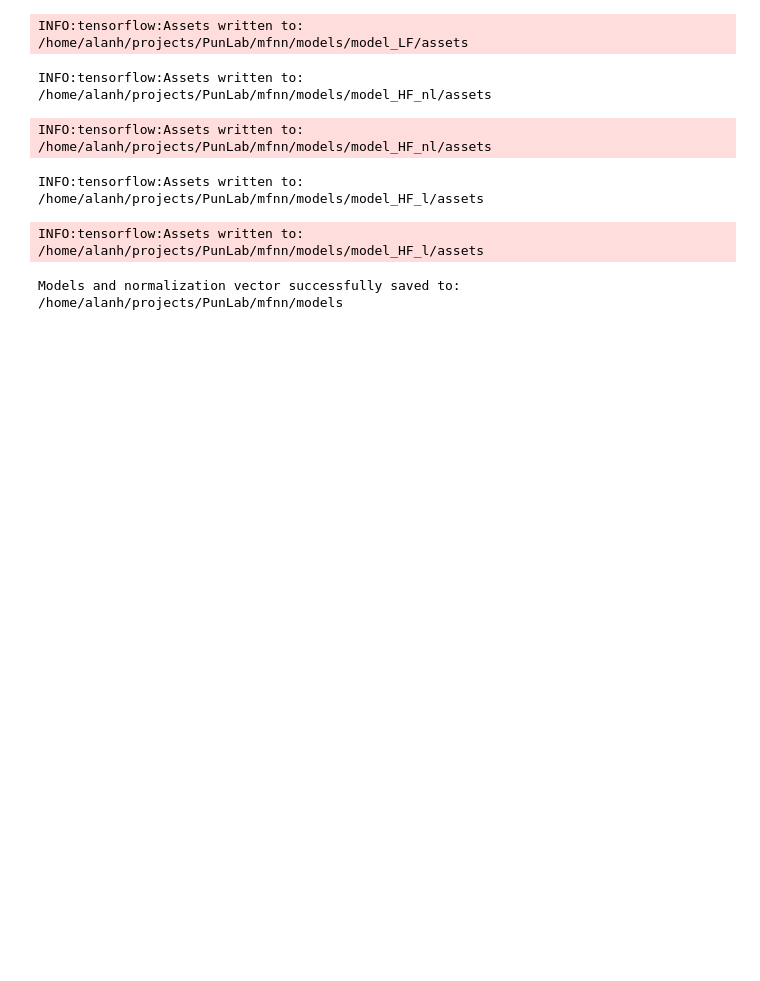
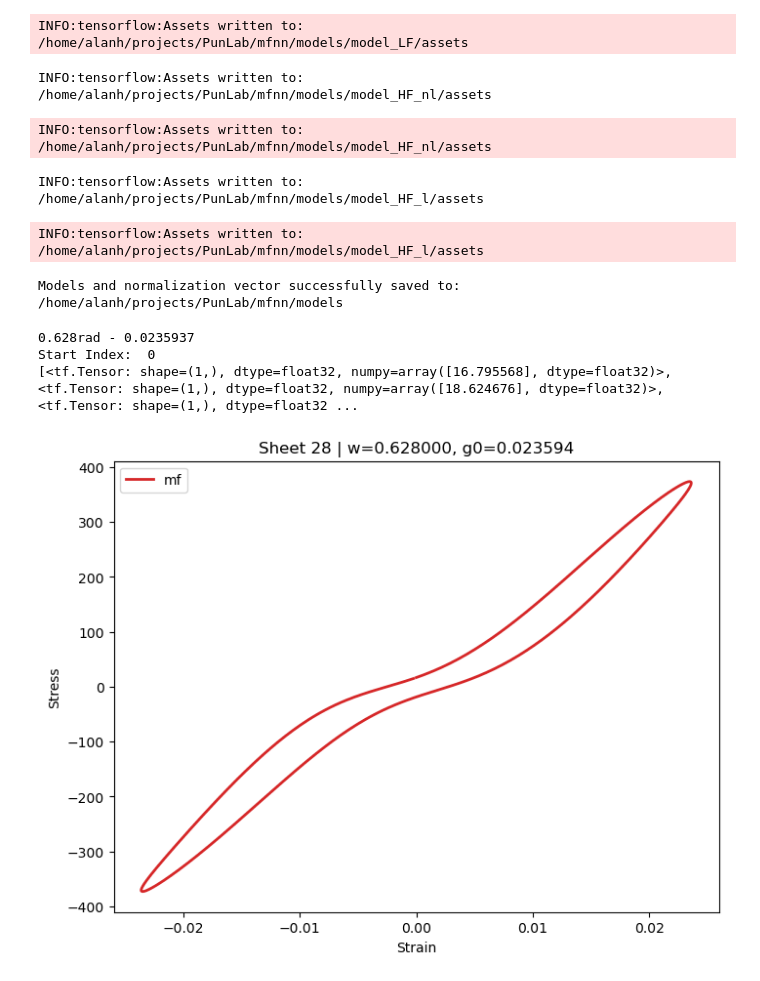
Before and after one commit to alan-ze/PunLab, a Jupyter notebook: mfnn/notebooks/Main_MFNN_SAOS.ipynb, the cells around one changed output. Cells and saved outputs as stored; diff of their text form; code cells hidden in the pictures; blank space fills up the shorter version.

```diff
--- a/mfnn/notebooks/Main_MFNN_SAOS.ipynb
+++ b/mfnn/notebooks/Main_MFNN_SAOS.ipynb
@@ -648,3 +637,39 @@ INFO:tensorflow:Assets written to: /home/alanh/projects/PunLab/mfnn/models/model
 INFO:tensorflow:Assets written to: /home/alanh/projects/PunLab/mfnn/models/model_HF_l/assets
 INFO:tensorflow:Assets written to: /home/alanh/projects/PunLab/mfnn/models/model_HF_l/assets
 Models and normalization vector successfully saved to: /home/alanh/projects/PunLab/mfnn/models
+# %%
+# Plot at w = 0.628rad, g0 = 0.0235937
+t_test, g0_test, w_test, s_test, st_test, sr_test = extractor(5)
+g0 = np.unique(g0_test)[0]
+omega = np.unique(w_test)[0]
+
+# 1. Stack inputs including G0
+X_test = np.column_stack([st_test, sr_test, w_test, g0_test])
+y_test = np.column_stack([s_test])
+
+# 2. Normalize
+X_test_norm, y_test_norm = normalize_data(X_test, y_test, norm)
+
+# 3. Predict
+y_LF = model_LF(X_test_norm)
+X_MF = np.column_stack((X_test_norm, y_LF))
+y_MF = model_HF_nl(X_MF) + model_HF_l(X_MF)
+
+# 4. Denormalize
+y_MF_denorm = y_MF * norm[-1]
+
+# --- PLOTTING ---
+fig, ax = plt.subplots(figsize=(8, 6))
+
+ax.plot(st_test, y_MF_denorm, label='mf', color='tab:red', zorder=10, lw=2)
+plt.xlabel('Strain')
+plt.ylabel('Stress')
+plt.title(f"Sheet {i} | w={omega:.6f}, g0={g0:.6f}")
+plt.legend()
+
+print(list(y_MF_denorm))
+# %% [output]
+0.628rad - 0.0235937
+Start Index:  0
+[<tf.Tensor: shape=(1,), dtype=float32, numpy=array([16.795568], dtype=float32)>, <tf.Tensor: shape=(1,), dtype=float32, numpy=array([18.624676], dtype=float32)>, <tf.Tensor: shape=(1,), dtype=float32 ...
+[figure, added]
```
Also changed, not shown: parts of 7 cells of this notebook, 8 other files.
